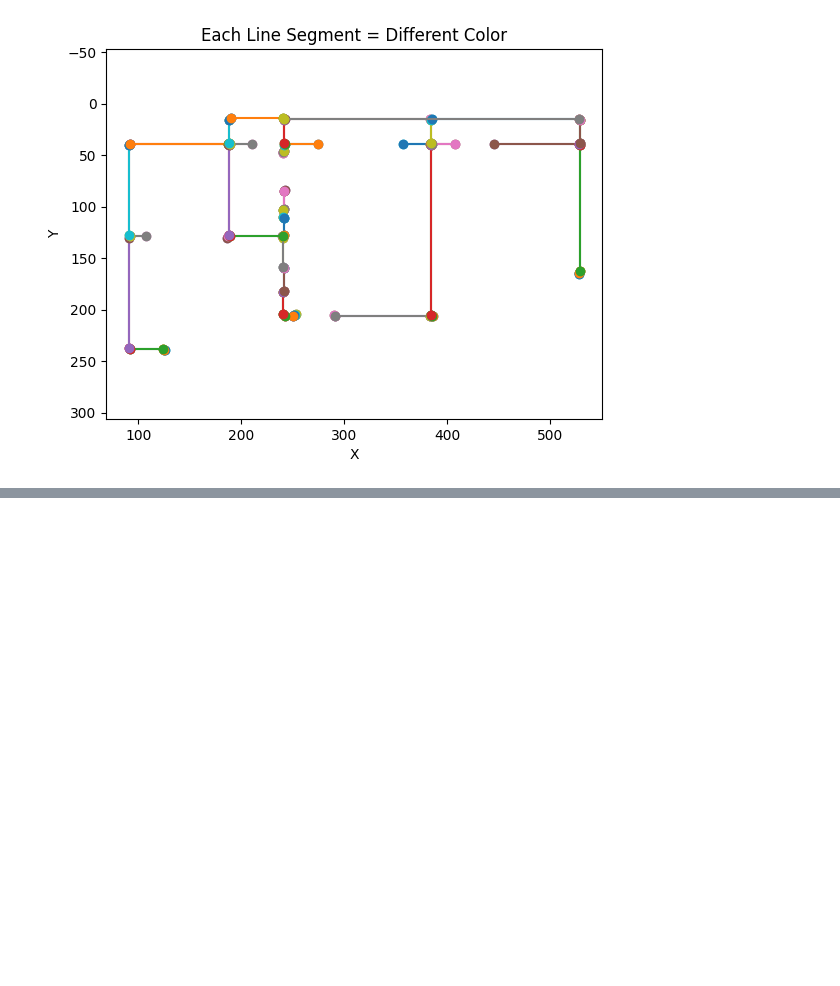
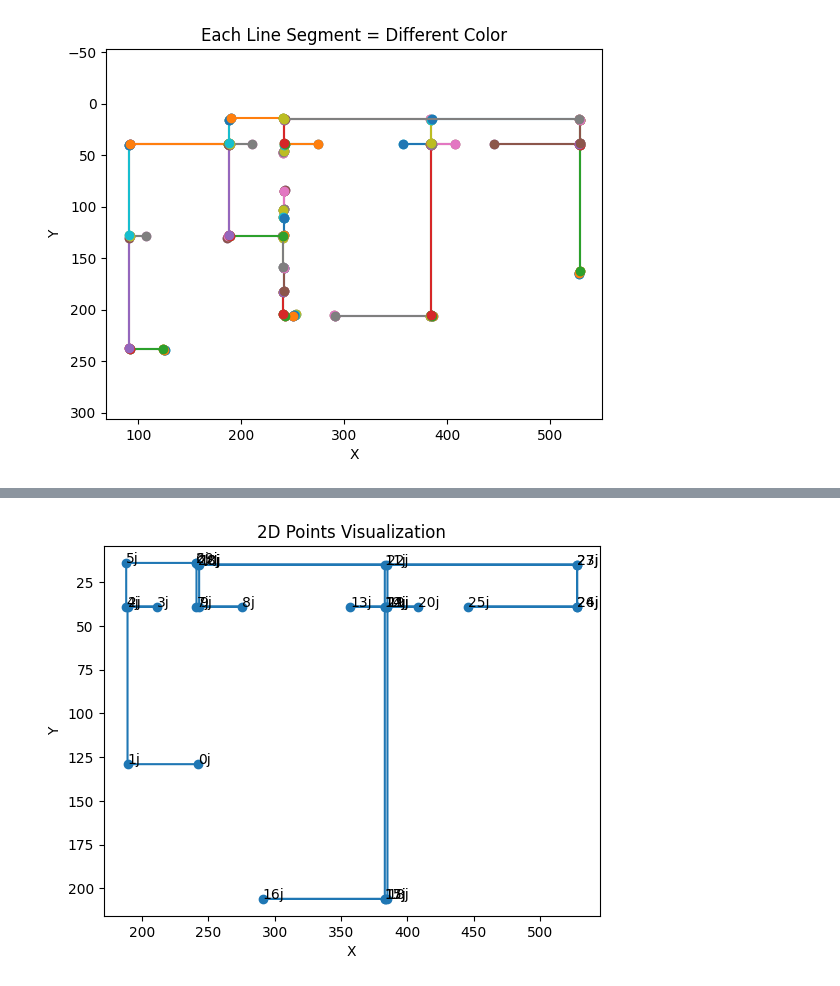
Before and after one commit to mayank-lr/opencv-test, a Jupyter notebook: note copy.ipynb, the cells around one changed output, grey strips where cells are left out. Saved outputs shown, nothing was run; the diff lists cells and outputs as text; code cells hidden in the pictures; blank space fills up the shorter version.

```diff
--- a/note copy.ipynb
+++ b/note copy.ipynb
@@ -532,0 +909,31 @@ array([[241, 204],
+# %%
+import numpy as np
+import matplotlib.pyplot as plt
+
+# Your points
+points = result[20:50]#cleaned[30:55]
+
+# Separate x and y
+x = points[:, 0]
+y = points[:, 1]
+
+# Plot
+plt.figure()
+plt.scatter(x, y)
+
+# Connect points in order (optional)
+plt.plot(x, y)
+
+# Invert Y-axis (useful if coordinates are image-based)
+plt.gca().invert_yaxis()
+
+# Label points (optional)
+for i, (xi, yi) in enumerate(points):
+    plt.text(xi, yi, (str(i)+'j'))
+
+plt.title("2D Points Visualization")
+plt.xlabel("X")
+plt.ylabel("Y")
+plt.show()
+# %% [output]
+[figure, added]
```
Also changed, not shown: parts of 12 cells of this notebook, 2 other files.
